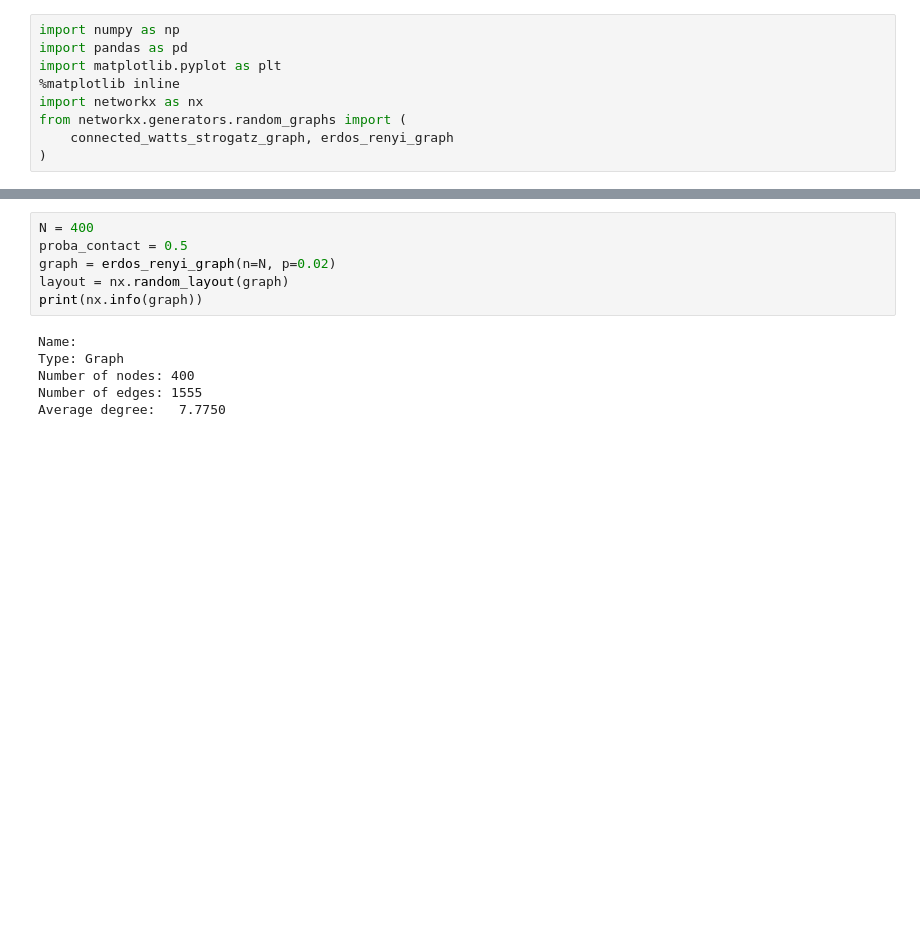
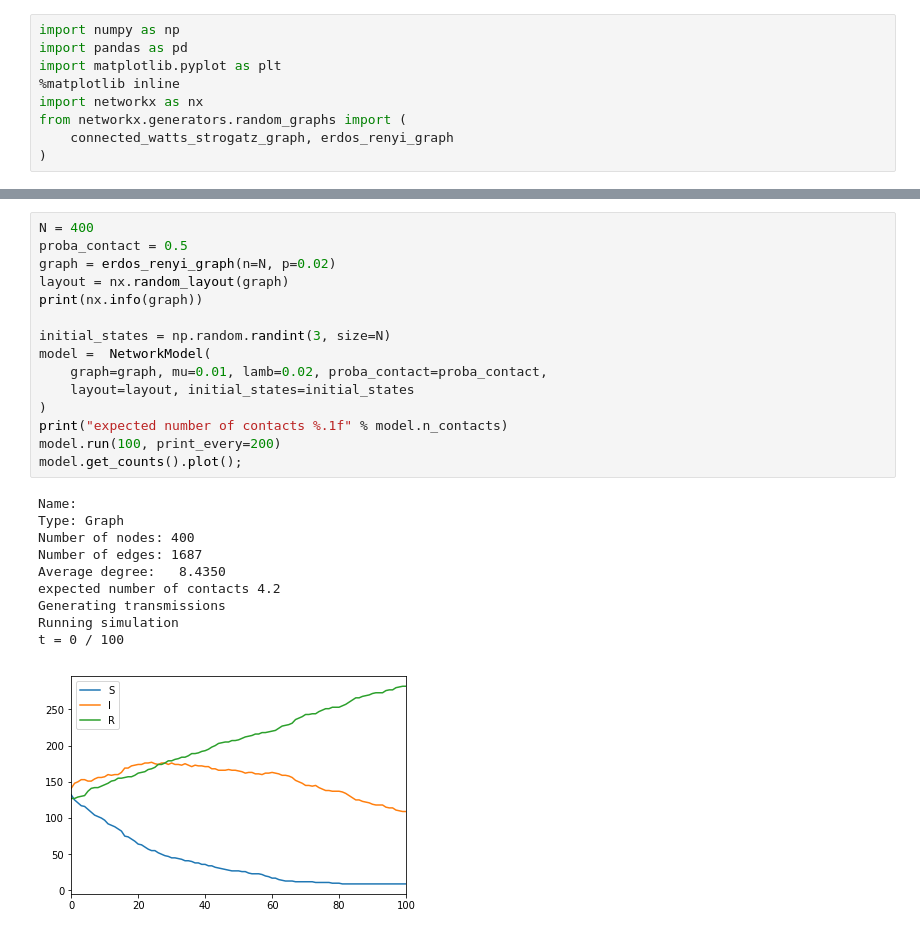
Before and after one commit to sphinxteam/sir_inference, a Jupyter notebook: Scatterplot_mean_field_dmp.ipynb, the cells around one changed output, grey strips where cells are left out. Saved outputs shown, nothing was run; the diff lists cells and outputs as text; blank space fills up the shorter version.

```diff
--- a/Scatterplot_mean_field_dmp.ipynb
+++ b/Scatterplot_mean_field_dmp.ipynb
@@ -12,12 +20,26 @@ from networkx.generators.random_graphs import (
 # %%
 N = 400
 proba_contact = 0.5
 graph = erdos_renyi_graph(n=N, p=0.02)
 layout = nx.random_layout(graph)
 print(nx.info(graph))
+
+initial_states = np.random.randint(3, size=N)
+model =  NetworkModel(
+    graph=graph, mu=0.01, lamb=0.02, proba_contact=proba_contact,
+    layout=layout, initial_states=initial_states
+)
+print("expected number of contacts %.1f" % model.n_contacts)
+model.run(100, print_every=200)
+model.get_counts().plot();
 # %% [output]
 Name:
 Type: Graph
 Number of nodes: 400
-Number of edges: 1555
-Average degree:   7.7750
+Number of edges: 1687
+Average degree:   8.4350
+expected number of contacts 4.2
+Generating transmissions
+Running simulation
+t = 0 / 100
+[figure, added]
```
Also changed, not shown: parts of 12 cells of this notebook.
